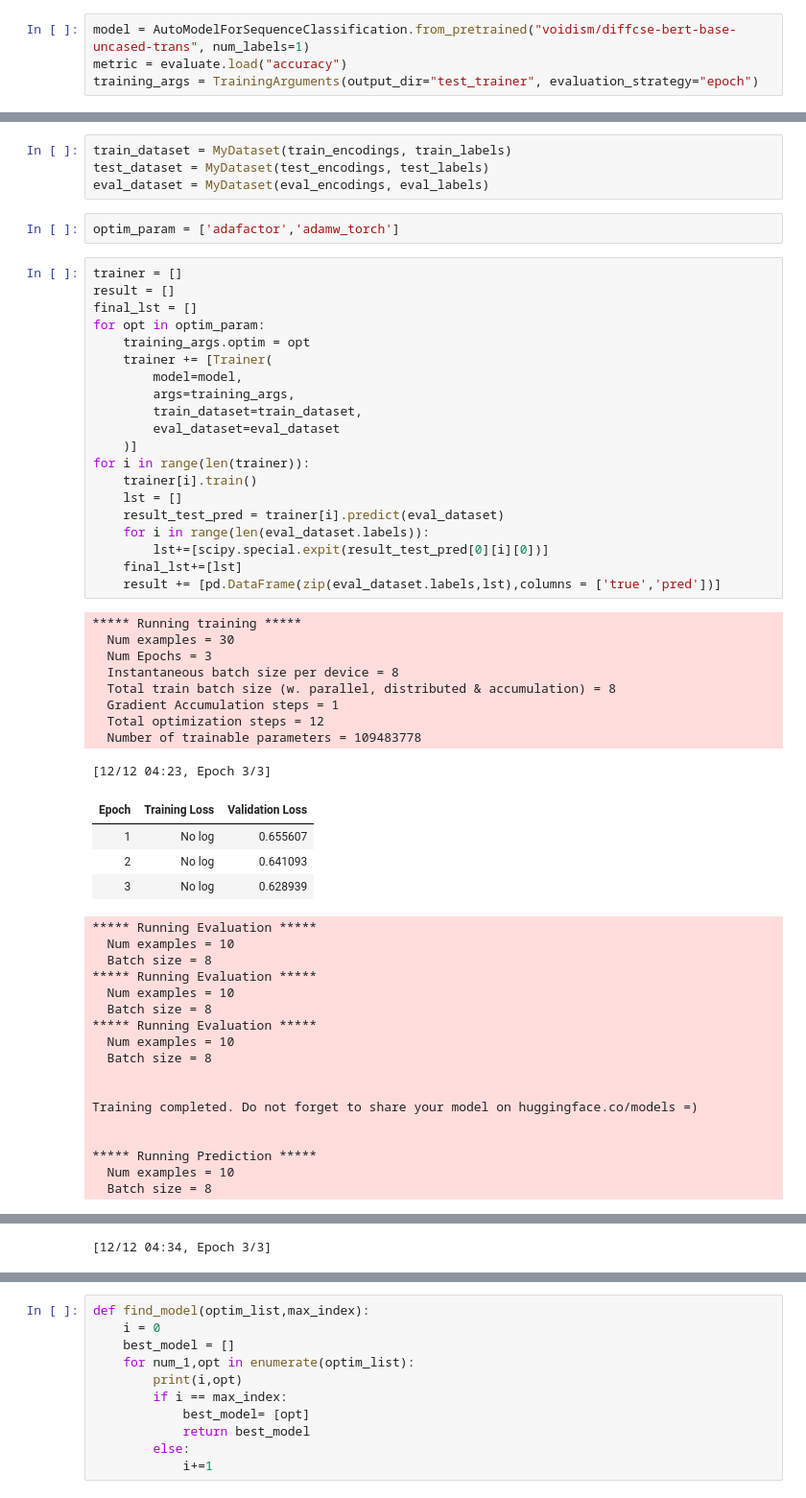
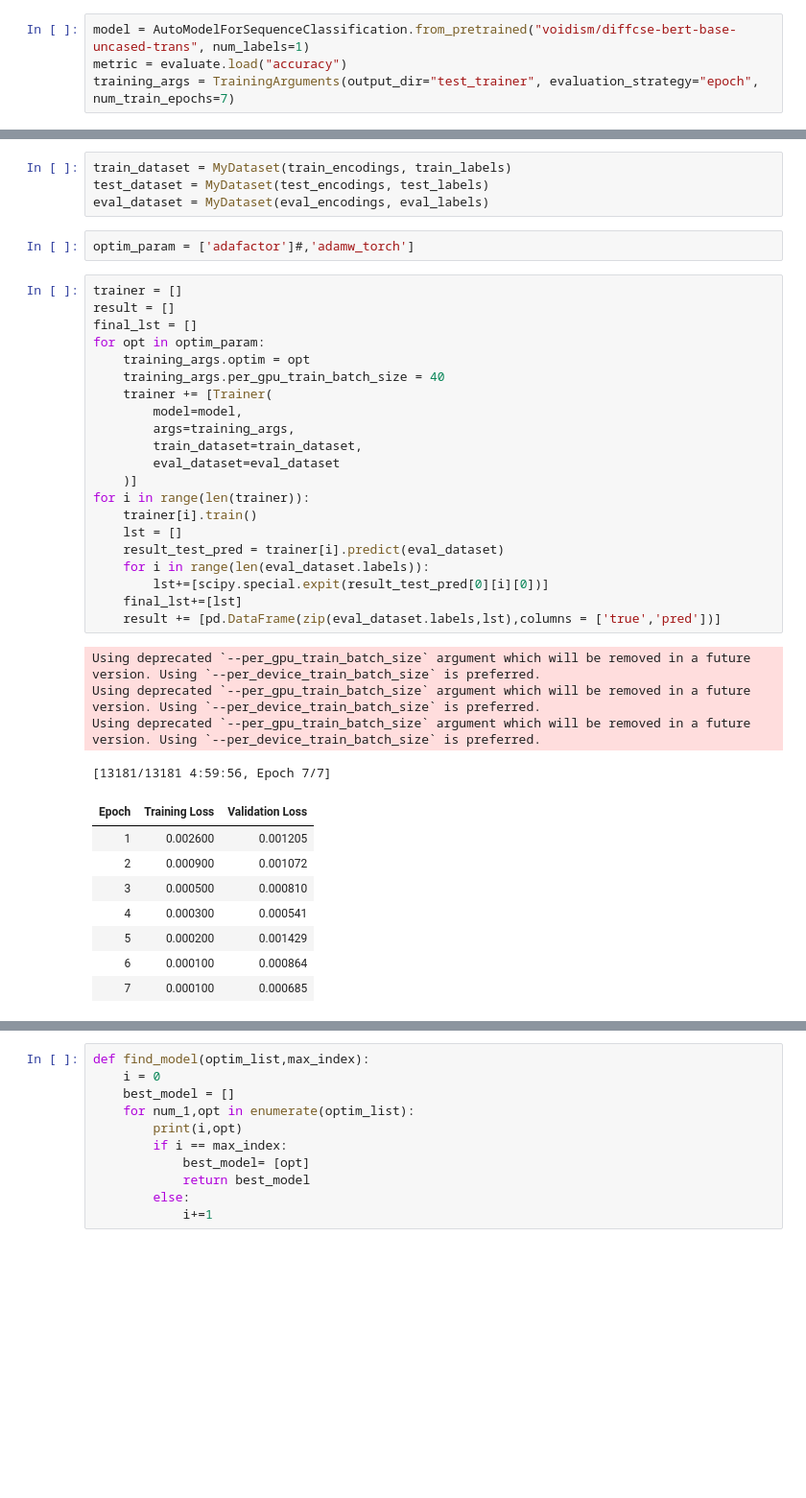
Before and after one commit to RaguzovaTatyana/nlp_diploma, a Jupyter notebook: paraphrasing/paraphrasing_bert.ipynb, the cells around one changed output, grey strips where cells are left out. Shown: that part at 96% size. Saved outputs shown, nothing was run; the diff lists cells and outputs as text; blank space fills up the shorter version.

```diff
--- a/paraphrasing/paraphrasing_bert.ipynb
+++ b/paraphrasing/paraphrasing_bert.ipynb
@@ -20,5 +17,5 @@ import scipy
 # %%
 model = AutoModelForSequenceClassification.from_pretrained("voidism/diffcse-bert-base-uncased-trans", num_labels=1)
 metric = evaluate.load("accuracy")
-training_args = TrainingArguments(output_dir="test_trainer", evaluation_strategy="epoch")
+training_args = TrainingArguments(output_dir="test_trainer", evaluation_strategy="epoch", num_train_epochs=7)
 # %% [output]
@@ -103,56 +100,39 @@ train_dataset = MyDataset(train_encodings, train_labels)
 test_dataset = MyDataset(test_encodings, test_labels)
 eval_dataset = MyDataset(eval_encodings, eval_labels)
 # %%
-optim_param = ['adafactor','adamw_torch']
+optim_param = ['adafactor']#,'adamw_torch']
 # %%
 trainer = []
 result = []
 final_lst = []
 for opt in optim_param:
     training_args.optim = opt
+    training_args.per_gpu_train_batch_size = 40
     trainer += [Trainer(
         model=model,
         args=training_args,
         train_dataset=train_dataset,
         eval_dataset=eval_dataset
     )]
 for i in range(len(trainer)):
     trainer[i].train()
     lst = []
     result_test_pred = trainer[i].predict(eval_dataset)
     for i in range(len(eval_dataset.labels)):
         lst+=[scipy.special.expit(result_test_pred[0][i][0])]
     final_lst+=[lst]
     result += [pd.DataFrame(zip(eval_dataset.labels,lst),columns = ['true','pred'])]
 # %% [output]
-***** Running training *****
-  Num examples = 30
-  Num Epochs = 3
-  Instantaneous batch size per device = 8
-  Total train batch size (w. parallel, distributed & accumulation) = 8
-  Gradient Accumulation steps = 1
-  Total optimization steps = 12
-  Number of trainable parameters = 109483778
+Using deprecated `--per_gpu_train_batch_size` argument which will be removed in a future version. Using `--per_device_train_batch_size` is preferred.
+Using deprecated `--per_gpu_train_batch_size` argument which will be removed in a future version. Using `--per_device_train_batch_size` is preferred.
+Using deprecated `--per_gpu_train_batch_size` argument which will be removed in a future version. Using `--per_device_train_batch_size` is preferred.
-[12/12 04:23, Epoch 3/3]
+[13181/13181 4:59:56, Epoch 7/7]
 | Epoch | Training Loss | Validation Loss |
-| 1 | No log | 0.655607 |
-| 2 | No log | 0.641093 |
-| 3 | No log | 0.628939 |
+| 1 | 0.002600 | 0.001205 |
+| 2 | 0.000900 | 0.001072 |
+| 3 | 0.000500 | 0.000810 |
+| 4 | 0.000300 | 0.000541 |
+| 5 | 0.000200 | 0.001429 |
+| 6 | 0.000100 | 0.000864 |
+| 7 | 0.000100 | 0.000685 |
-***** Running Evaluation *****
-  Num examples = 10
-  Batch size = 8
-***** Running Evaluation *****
-  Num examples = 10
-  Batch size = 8
-***** Running Evaluation *****
-  Num examples = 10
-  Batch size = 8
-
-
-Training completed. Do not forget to share your model on huggingface.co/models =)
-
-
-***** Running Prediction *****
-  Num examples = 10
-  Batch size = 8
 [interactive output not drawn]
@@ -167 +138,0 @@ Training completed. Do not forget to share your model on huggingface.co/models =
-[12/12 04:34, Epoch 3/3]
```
Also changed, not shown: parts of 10 cells of this notebook.
